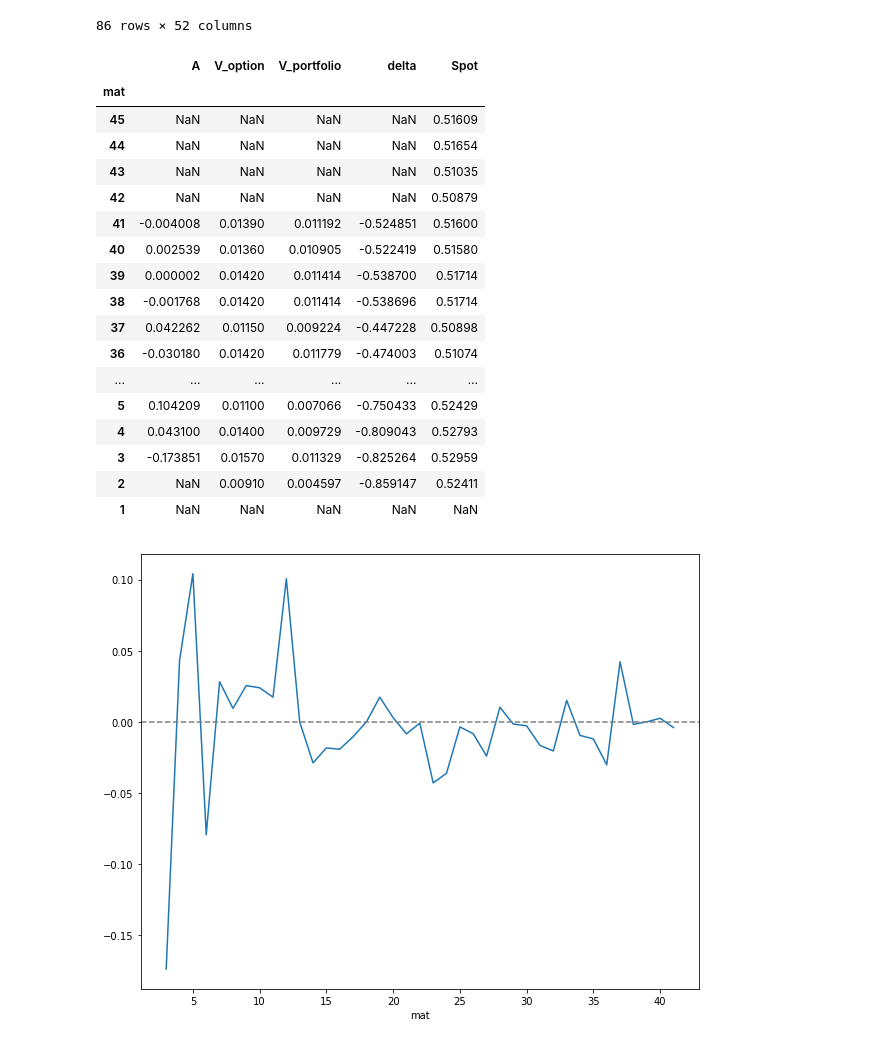
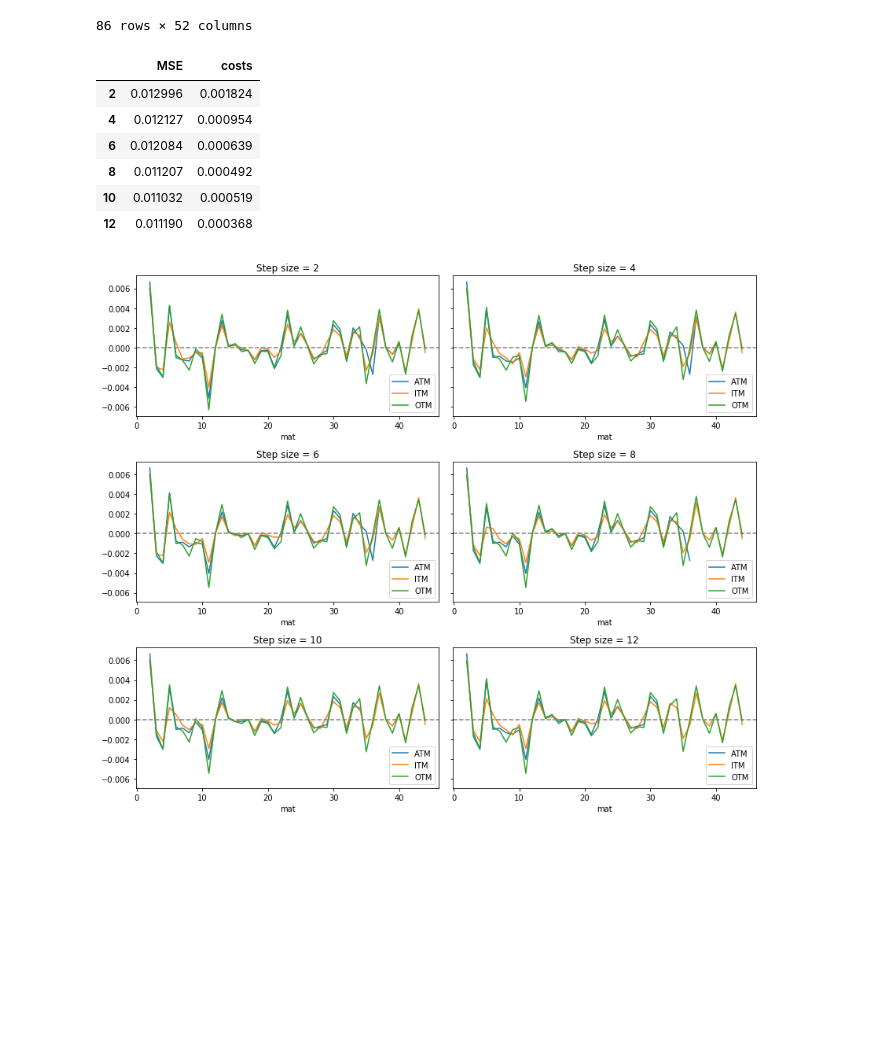
Before and after one commit to nnevalainen/portfolio-hedging, a Jupyter notebook: code/hedging-assignment.ipynb, the cells around one changed output. Saved outputs shown, nothing was run; the diff lists cells and outputs as text; code cells hidden in the pictures; blank space fills up the shorter version.

Commit message:
Compare ATM, ITM and OTM options in delta hedging

```diff
--- a/code/hedging-assignment.ipynb
+++ b/code/hedging-assignment.ipynb
@@ -139,33 +138,53 @@ def simulate(sheet, strikes, step=1, maturity=45, diff=0, sigma=0.1):
 
     #return A, MSE, costs, nstocks, v_option, v_portfolio, rows
     return df
-# %%
-fig, ax = plt.subplots(figsize=(10,8))
-
-df = simulate(sheet, E, step=1, diff=0)
-df.A.plot(ax=ax)
-ax.axhline(y=0, linestyle='dashed', color='grey')
-
-
-display(df)
-# %% [output]
-|  | A | V_option | V_portfolio | delta | Spot |
-| mat |  |  |  |  |  |
-| 45 | NaN | NaN | NaN | NaN | 0.51609 |
-| 44 | NaN | NaN | NaN | NaN | 0.51654 |
-| 43 | NaN | NaN | NaN | NaN | 0.51035 |
-| 42 | NaN | NaN | NaN | NaN | 0.50879 |
-| 41 | -0.004008 | 0.01390 | 0.011192 | -0.524851 | 0.51600 |
-| 40 | 0.002539 | 0.01360 | 0.010905 | -0.522419 | 0.51580 |
-| 39 | 0.000002 | 0.01420 | 0.011414 | -0.538700 | 0.51714 |
-| 38 | -0.001768 | 0.01420 | 0.011414 | -0.538696 | 0.51714 |
-| 37 | 0.042262 | 0.01150 | 0.009224 | -0.447228 | 0.50898 |
-| 36 | -0.030180 | 0.01420 | 0.011779 | -0.474003 | 0.51074 |
-| ... | ... | ... | ... | ... | ... |
-| 5 | 0.104209 | 0.01100 | 0.007066 | -0.750433 | 0.52429 |
-| 4 | 0.043100 | 0.01400 | 0.009729 | -0.809043 | 0.52793 |
-| 3 | -0.173851 | 0.01570 | 0.011329 | -0.825264 | 0.52959 |
-| 2 | NaN | 0.00910 | 0.004597 | -0.859147 | 0.52411 |
-| 1 | NaN | NaN | NaN | NaN | NaN |
-[figure, removed]
+# %%
+
+hedge_freq = [2, 4, 6, 8, 10, 12]
+num_sim = len(hedge_freq)
+
+fig, axes = plt.subplots(math.ceil(num_sim / 2),2,figsize=(12,10), sharey=True)
+
+MSE = np.zeros(num_sim)
+costs = np.zeros(num_sim)
+
+for i, (ax, freq) in enumerate(zip(axes.flat, hedge_freq)):
+
+    df_atm = simulate(sheet, E, step=freq, diff=0)
+    df_atm.plot(y='A', ax=ax, label='ATM')
+
+    df_itm = simulate(sheet, E, step=freq, diff=0.006)
+    df_itm.plot(y='A', ax=ax, label='ITM')
+
+    df_otm = simulate(sheet, E, step=freq, diff=-0.006)
+    df_otm.plot(y='A', ax=ax, label='OTM')
+
+    ax.axhline(y=0, linestyle='dashed', color='grey')
+    ax.set_title('Step size = {}'.format(freq))
+
+    MSE[i] = np.sqrt(df_atm.A.pow(2).sum())
+
+    unit_cost = 0.0015
+    costs[i] = df_atm.ddelta.abs().sum() * unit_cost
+
+fig.tight_layout()
+
+stats = pd.DataFrame(
+    {
+    'MSE': MSE,
+    'costs': costs
+    },
+    index=hedge_freq
+)
+
+display(stats)
+# %% [output]
+|  | MSE | costs |
+| 2 | 0.012996 | 0.001824 |
+| 4 | 0.012127 | 0.000954 |
+| 6 | 0.012084 | 0.000639 |
+| 8 | 0.011207 | 0.000492 |
+| 10 | 0.011032 | 0.000519 |
+| 12 | 0.011190 | 0.000368 |
+[figure, added]
 # %%
```
Also changed, not shown: parts of 3 cells of this notebook.
